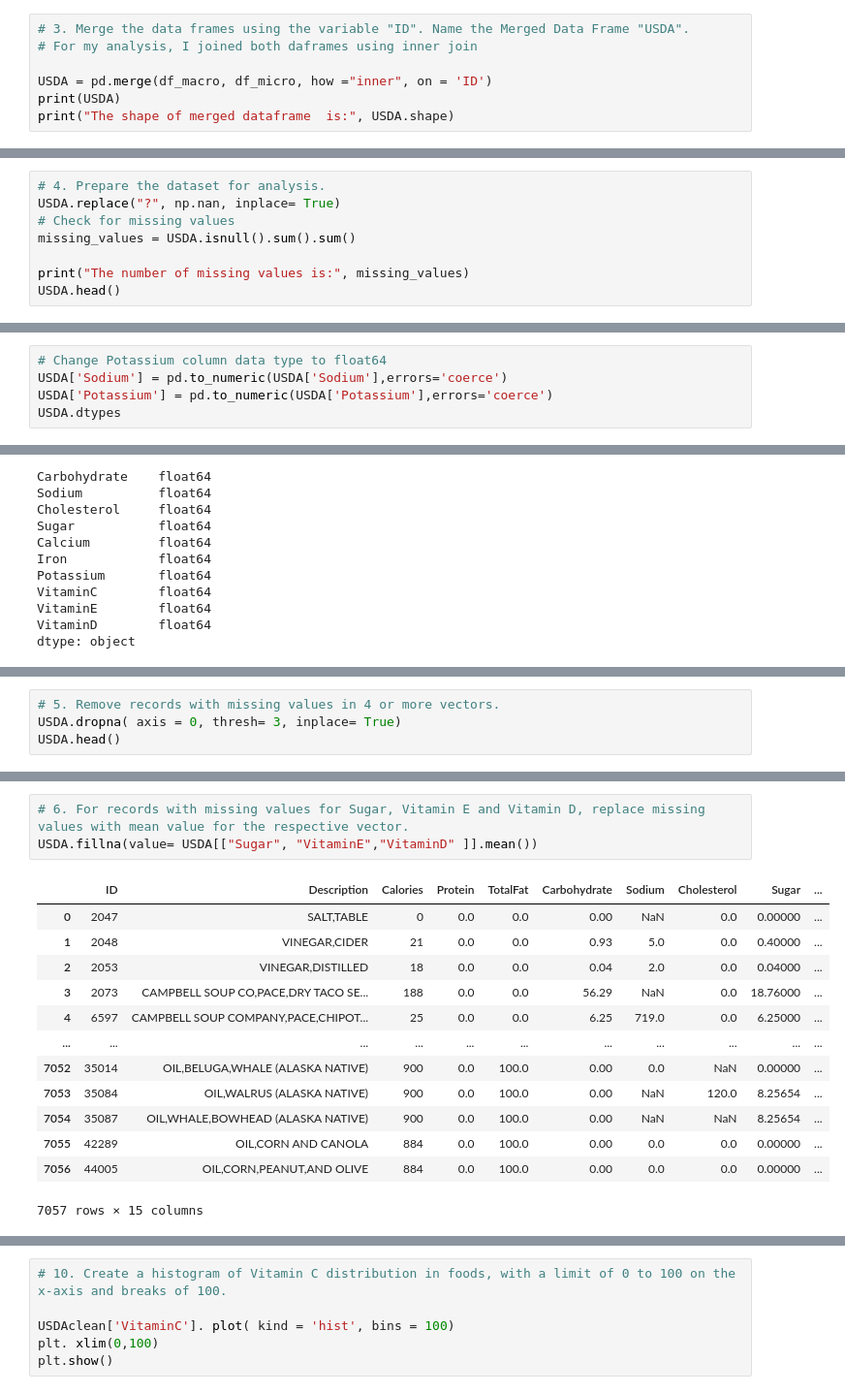
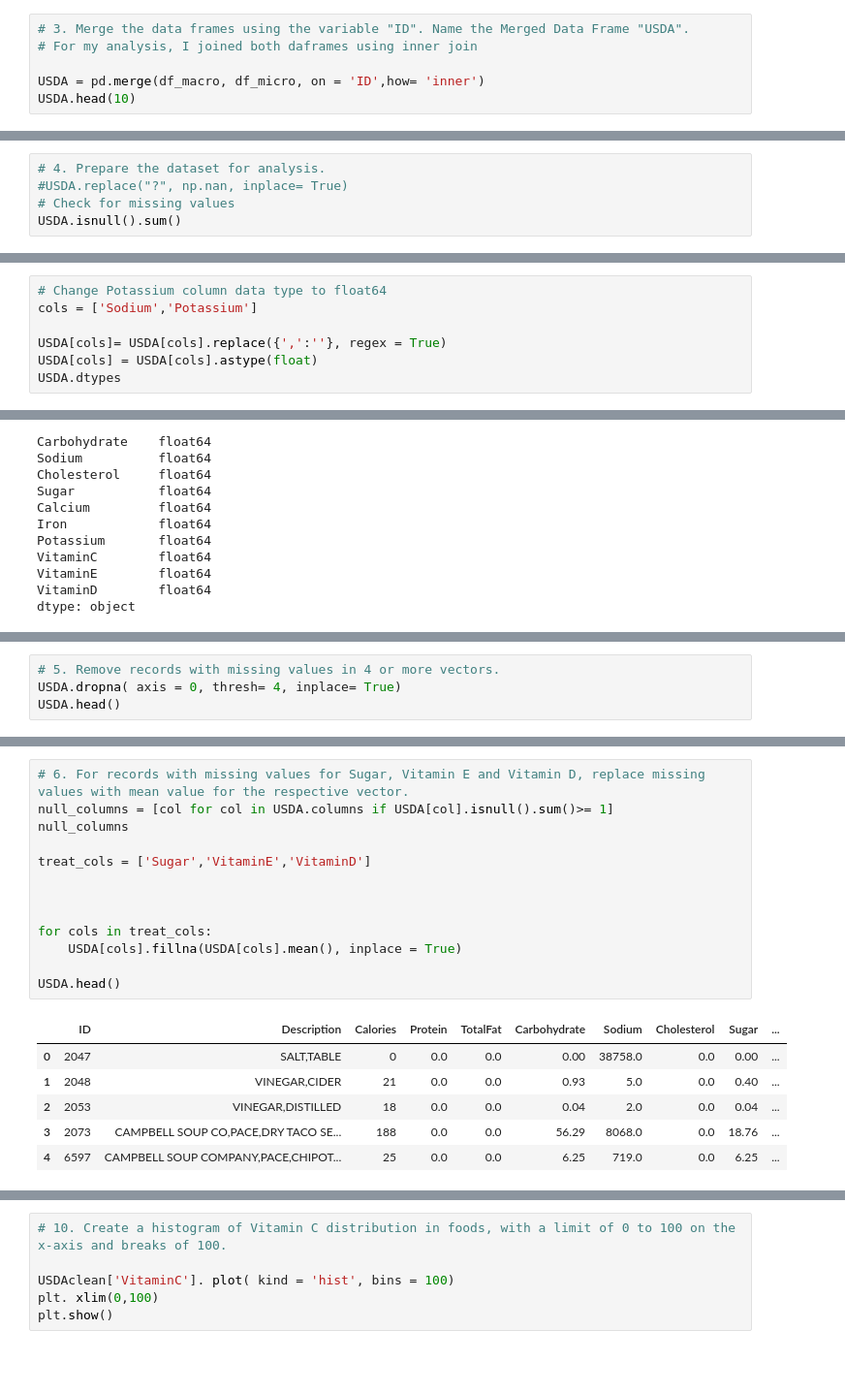
Before and after one commit to obeabi/Assignments, a Jupyter notebook: AbiolData_Scientist_Python_Excercise_your_name.ipynb, the cells around one changed output, grey strips where cells are left out. Shown: that part at 97% size. Cells and saved outputs as stored; diff of their text form; blank space fills up the shorter version.

```diff
--- a/AbiolData_Scientist_Python_Excercise_your_name.ipynb
+++ b/AbiolData_Scientist_Python_Excercise_your_name.ipynb
@@ -20,7 +38,6 @@ The shape of df_micro is: (7057, 10)
 # 3. Merge the data frames using the variable "ID". Name the Merged Data Frame "USDA".
 # For my analysis, I joined both daframes using inner join
 
-USDA = pd.merge(df_macro, df_micro, how ="inner", on = 'ID')
-print(USDA)
-print("The shape of merged dataframe  is:", USDA.shape)
+USDA = pd.merge(df_macro, df_micro, on = 'ID',how= 'inner')
+USDA.head(10)
 # %% [output]
@@ -42,9 +59,6 @@ The shape of merged dataframe  is: (7057, 15)
 # %%
 # 4. Prepare the dataset for analysis.
-USDA.replace("?", np.nan, inplace= True)
+#USDA.replace("?", np.nan, inplace= True)
 # Check for missing values
-missing_values = USDA.isnull().sum().sum()
-
-print("The number of missing values is:", missing_values)
-USDA.head()
+USDA.isnull().sum()
 # %% [output]
@@ -77,8 +105,10 @@ VitaminD        float64
 dtype: object
 # %%
 # Change Potassium column data type to float64
-USDA['Sodium'] = pd.to_numeric(USDA['Sodium'],errors='coerce')
-USDA['Potassium'] = pd.to_numeric(USDA['Potassium'],errors='coerce')
+cols = ['Sodium','Potassium']
+
+USDA[cols]= USDA[cols].replace({',':''}, regex = True)
+USDA[cols] = USDA[cols].astype(float)
 USDA.dtypes
 # %% [output]
 ID                int64
@@ -100,6 +139,6 @@ dtype: object
 # %%
 # 5. Remove records with missing values in 4 or more vectors.
-USDA.dropna( axis = 0, thresh= 3, inplace= True)
+USDA.dropna( axis = 0, thresh= 4, inplace= True)
 USDA.head()
 # %% [output]
 |  | ID | Description | Calories | Protein | TotalFat | Carbohydrate | Sodium | Cholesterol | Sugar | ... |
@@ -111,17 +169,20 @@ USDA.head()
 # %%
 # 6. For records with missing values for Sugar, Vitamin E and Vitamin D, replace missing values with mean value for the respective vector.
-USDA.fillna(value= USDA[["Sugar", "VitaminE","VitaminD" ]].mean())
+null_columns = [col for col in USDA.columns if USDA[col].isnull().sum()>= 1]
+null_columns
+
+treat_cols = ['Sugar','VitaminE','VitaminD']
+
+
+
+for cols in treat_cols:
+    USDA[cols].fillna(USDA[cols].mean(), inplace = True)
+
+USDA.head()
 # %% [output]
 |  | ID | Description | Calories | Protein | TotalFat | Carbohydrate | Sodium | Cholesterol | Sugar | ... |
-| 0 | 2047 | SALT,TABLE | 0 | 0.0 | 0.0 | 0.00 | NaN | 0.0 | 0.00000 | ... |
-| 1 | 2048 | VINEGAR,CIDER | 21 | 0.0 | 0.0 | 0.93 | 5.0 | 0.0 | 0.40000 | ... |
-| 2 | 2053 | VINEGAR,DISTILLED | 18 | 0.0 | 0.0 | 0.04 | 2.0 | 0.0 | 0.04000 | ... |
-| 3 | 2073 | CAMPBELL SOUP CO,PACE,DRY TACO SE... | 188 | 0.0 | 0.0 | 56.29 | NaN | 0.0 | 18.76000 | ... |
-| 4 | 6597 | CAMPBELL SOUP COMPANY,PACE,CHIPOT... | 25 | 0.0 | 0.0 | 6.25 | 719.0 | 0.0 | 6.25000 | ... |
-| ... | ... | ... | ... | ... | ... | ... | ... | ... | ... | ... |
-| 7052 | 35014 | OIL,BELUGA,WHALE (ALASKA NATIVE) | 900 | 0.0 | 100.0 | 0.00 | 0.0 | NaN | 0.00000 | ... |
-| 7053 | 35084 | OIL,WALRUS (ALASKA NATIVE) | 900 | 0.0 | 100.0 | 0.00 | NaN | 120.0 | 8.25654 | ... |
-| 7054 | 35087 | OIL,WHALE,BOWHEAD (ALASKA NATIVE) | 900 | 0.0 | 100.0 | 0.00 | NaN | NaN | 8.25654 | ... |
-| 7055 | 42289 | OIL,CORN AND CANOLA | 884 | 0.0 | 100.0 | 0.00 | 0.0 | 0.0 | 0.00000 | ... |
-| 7056 | 44005 | OIL,CORN,PEANUT,AND OLIVE | 884 | 0.0 | 100.0 | 0.00 | 0.0 | 0.0 | 0.00000 | ... |
+| 0 | 2047 | SALT,TABLE | 0 | 0.0 | 0.0 | 0.00 | 38758.0 | 0.0 | 0.00 | ... |
+| 1 | 2048 | VINEGAR,CIDER | 21 | 0.0 | 0.0 | 0.93 | 5.0 | 0.0 | 0.40 | ... |
+| 2 | 2053 | VINEGAR,DISTILLED | 18 | 0.0 | 0.0 | 0.04 | 2.0 | 0.0 | 0.04 | ... |
+| 3 | 2073 | CAMPBELL SOUP CO,PACE,DRY TACO SE... | 188 | 0.0 | 0.0 | 56.29 | 8068.0 | 0.0 | 18.76 | ... |
+| 4 | 6597 | CAMPBELL SOUP COMPANY,PACE,CHIPOT... | 25 | 0.0 | 0.0 | 6.25 | 719.0 | 0.0 | 6.25 | ... |
-7057 rows × 15 columns
```
Also changed, not shown: parts of 14 cells of this notebook.
